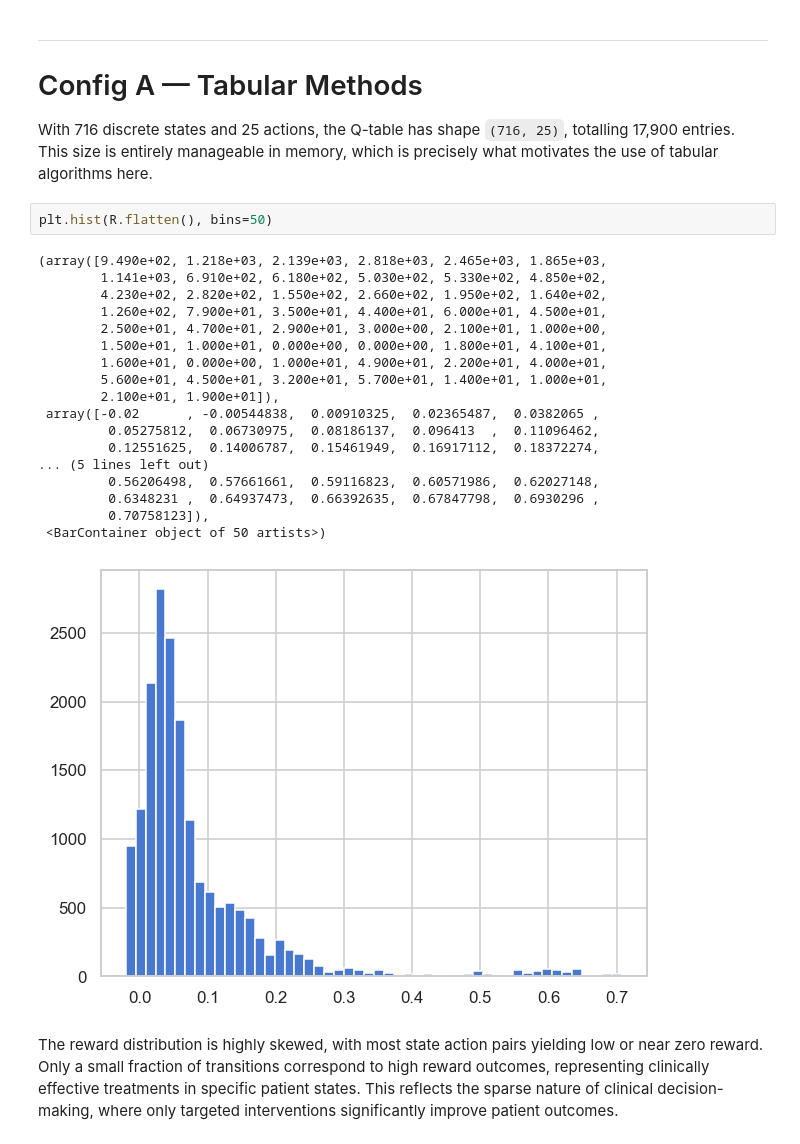
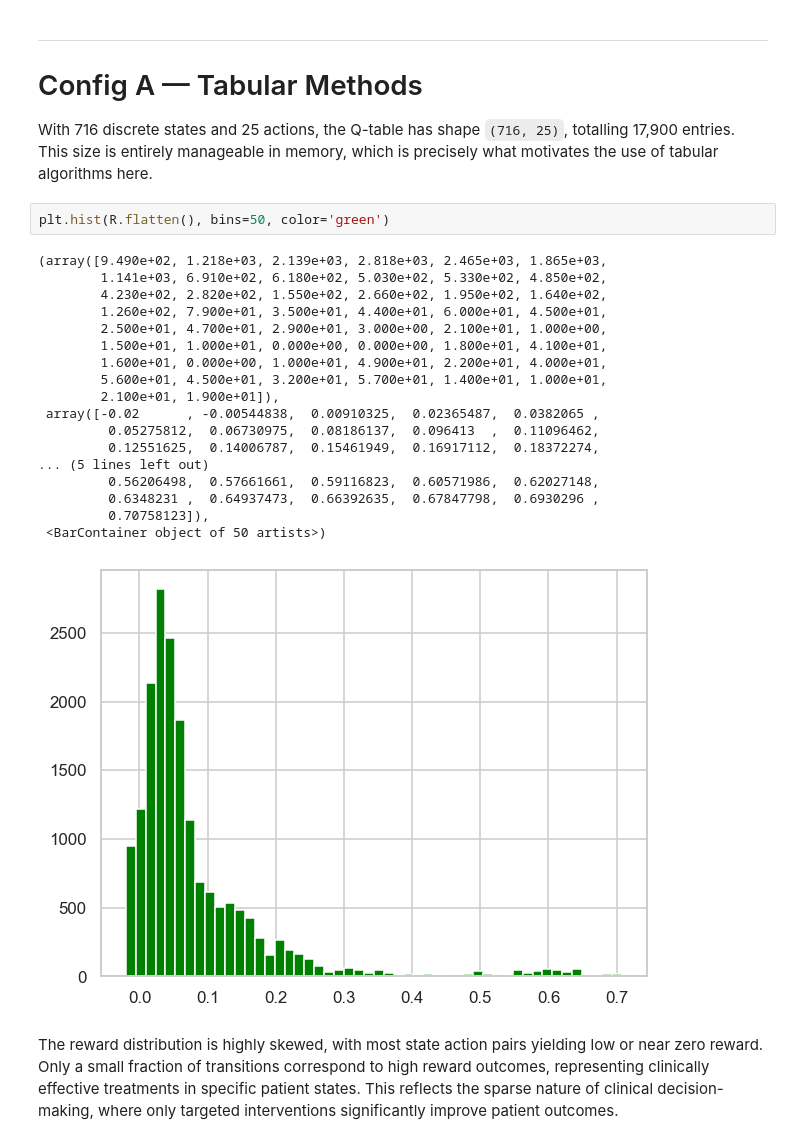
Before and after one commit to calcoafrancisca/RL_GroupAG, a Jupyter notebook: RL Project Code/sepsis_project - Students Version/rl_sepsis_project.ipynb, the cells around one changed output. Saved outputs shown, nothing was run; the diff lists cells and outputs as text.

```diff
--- a/RL Project Code/sepsis_project - Students Version/rl_sepsis_project.ipynb
+++ b/RL Project Code/sepsis_project - Students Version/rl_sepsis_project.ipynb
@@ -220,26 +204,26 @@ make_sepsis_env | sofa_bias=5.0 → mean start SOFA: 9.02
 
 With 716 discrete states and 25 actions, the Q-table has shape `(716, 25)`, totalling 17,900 entries. This size is entirely manageable in memory, which is precisely what motivates the use of tabular algorithms here.
 # %%
-plt.hist(R.flatten(), bins=50)
+plt.hist(R.flatten(), bins=50, color='green')
 # %% [output]
 (array([9.490e+02, 1.218e+03, 2.139e+03, 2.818e+03, 2.465e+03, 1.865e+03,
         1.141e+03, 6.910e+02, 6.180e+02, 5.030e+02, 5.330e+02, 4.850e+02,
         4.230e+02, 2.820e+02, 1.550e+02, 2.660e+02, 1.950e+02, 1.640e+02,
         1.260e+02, 7.900e+01, 3.500e+01, 4.400e+01, 6.000e+01, 4.500e+01,
         2.500e+01, 4.700e+01, 2.900e+01, 3.000e+00, 2.100e+01, 1.000e+00,
         1.500e+01, 1.000e+01, 0.000e+00, 0.000e+00, 1.800e+01, 4.100e+01,
         1.600e+01, 0.000e+00, 1.000e+01, 4.900e+01, 2.200e+01, 4.000e+01,
         5.600e+01, 4.500e+01, 3.200e+01, 5.700e+01, 1.400e+01, 1.000e+01,
         2.100e+01, 1.900e+01]),
  array([-0.02      , -0.00544838,  0.00910325,  0.02365487,  0.0382065 ,
          0.05275812,  0.06730975,  0.08186137,  0.096413  ,  0.11096462,
          0.12551625,  0.14006787,  0.15461949,  0.16917112,  0.18372274,
 ... (5 lines left out)
          0.56206498,  0.57661661,  0.59116823,  0.60571986,  0.62027148,
          0.6348231 ,  0.64937473,  0.66392635,  0.67847798,  0.6930296 ,
          0.70758123]),
  <BarContainer object of 50 artists>)
-[figure, old version]
+[figure, new version]
 # %% [markdown]
 The reward distribution is highly skewed, with most state action pairs yielding low or near zero reward. Only a small fraction of transitions correspond to high reward outcomes, representing clinically effective treatments in specific patient states. This reflects the sparse nature of clinical decision-making, where only targeted interventions significantly improve patient outcomes.
 # %% [markdown]
```
Also changed, not shown: parts of 15 cells of this notebook, 1 other file.
